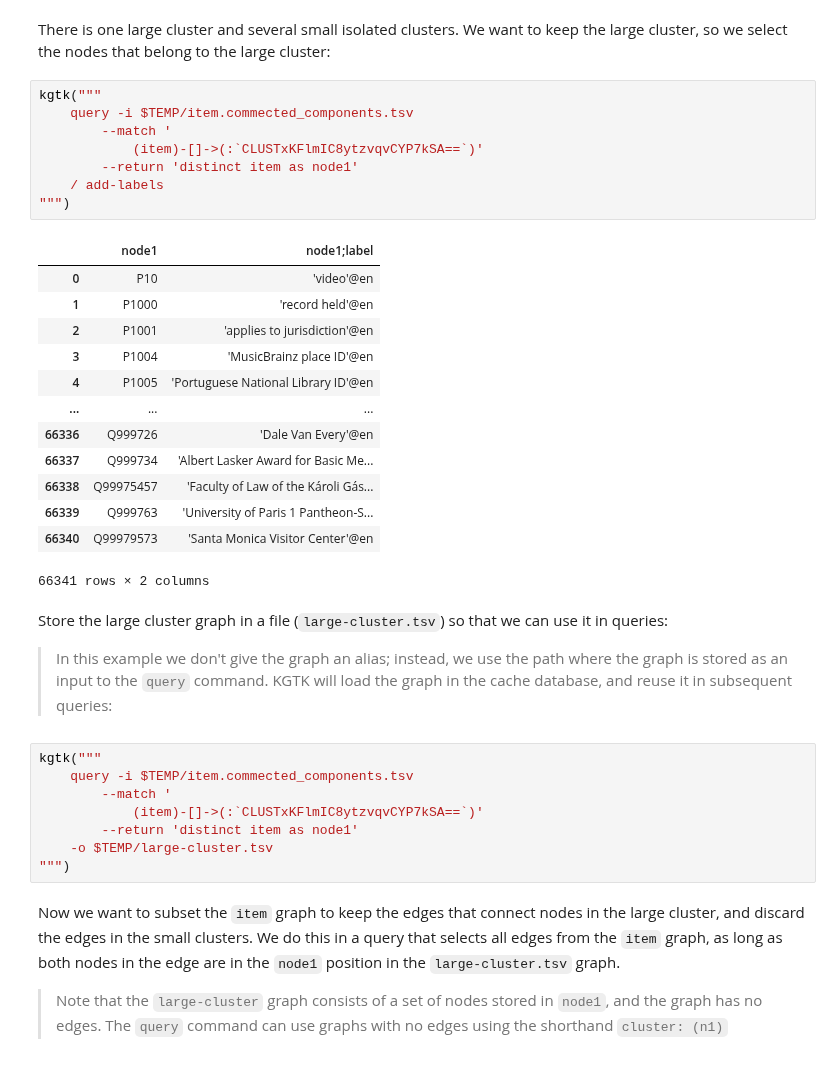
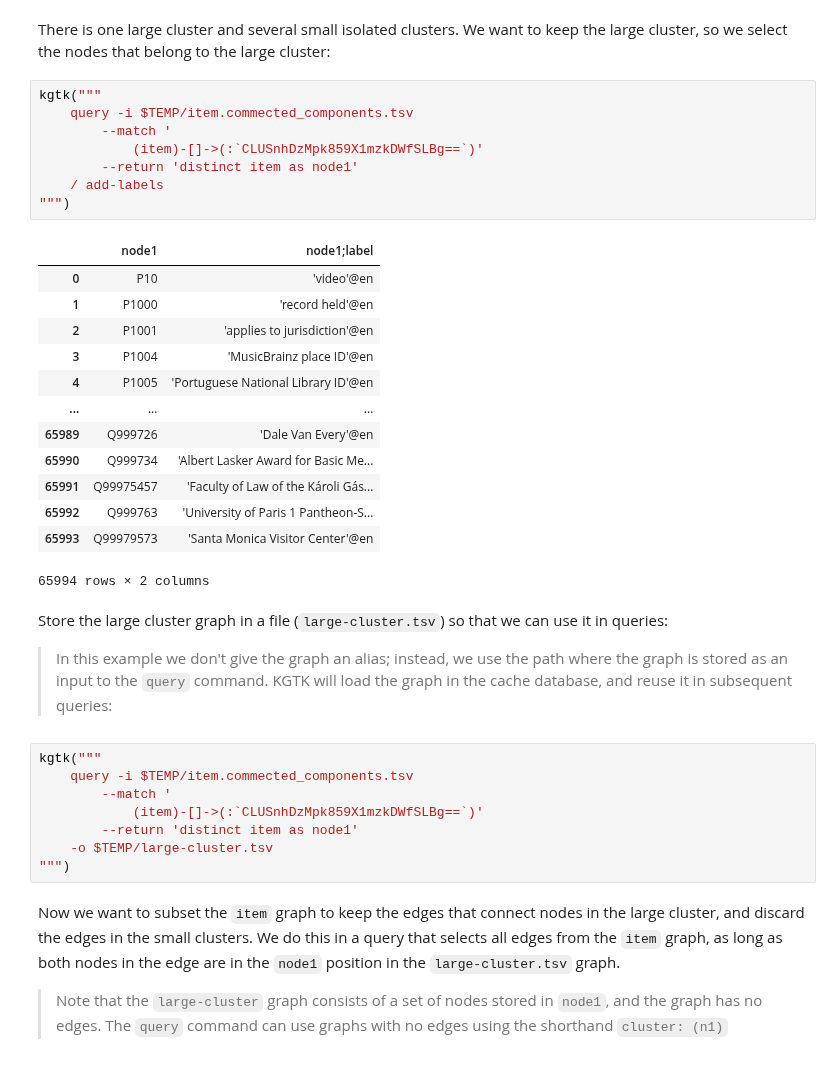
Before and after one commit to usc-isi-i2/kgtk-notebooks, a Jupyter notebook: tutorial/06-kg-network-analysis.ipynb, the cells around one changed output. Cells and saved outputs as stored; diff of their text form.

```diff
--- a/tutorial/06-kg-network-analysis.ipynb
+++ b/tutorial/06-kg-network-analysis.ipynb
@@ -482,25 +436,25 @@ There is one large cluster and several small isolated clusters. We want to keep
 # %%
 kgtk("""
     query -i $TEMP/item.commected_components.tsv
         --match '
-            (item)-[]->(:`CLUSTxKFlmIC8ytzvqvCYP7kSA==`)'
+            (item)-[]->(:`CLUSnhDzMpk859X1mzkDWfSLBg==`)'
         --return 'distinct item as node1'
     / add-labels
 """)
 # %% [output]
 |  | node1 | node1;label |
 | 0 | P10 | 'video'@en |
 | 1 | P1000 | 'record held'@en |
 | 2 | P1001 | 'applies to jurisdiction'@en |
 | 3 | P1004 | 'MusicBrainz place ID'@en |
 | 4 | P1005 | 'Portuguese National Library ID'@en |
 | ... | ... | ... |
-| 66336 | Q999726 | 'Dale Van Every'@en |
-| 66337 | Q999734 | 'Albert Lasker Award for Basic Me... |
-| 66338 | Q99975457 | 'Faculty of Law of the Károli Gás... |
-| 66339 | Q999763 | 'University of Paris 1 Pantheon-S... |
-| 66340 | Q99979573 | 'Santa Monica Visitor Center'@en |
+| 65989 | Q999726 | 'Dale Van Every'@en |
+| 65990 | Q999734 | 'Albert Lasker Award for Basic Me... |
+| 65991 | Q99975457 | 'Faculty of Law of the Károli Gás... |
+| 65992 | Q999763 | 'University of Paris 1 Pantheon-S... |
+| 65993 | Q99979573 | 'Santa Monica Visitor Center'@en |
-66341 rows × 2 columns
+65994 rows × 2 columns
 # %% [markdown]
 Store the large cluster graph in a file (`large-cluster.tsv`) so that we can use it in queries:
 > In this example we don't give the graph an alias; instead, we use the path where the graph is stored as an input to the `query` command. KGTK will load the graph in the cache database, and reuse it in subsequent queries:
@@ -508,7 +462,7 @@ Store the large cluster graph in a file (`large-cluster.tsv`) so that we can use
 kgtk("""
     query -i $TEMP/item.commected_components.tsv
         --match '
-            (item)-[]->(:`CLUSTxKFlmIC8ytzvqvCYP7kSA==`)'
+            (item)-[]->(:`CLUSnhDzMpk859X1mzkDWfSLBg==`)'
         --return 'distinct item as node1'
     -o $TEMP/large-cluster.tsv
 """)
```
Also changed, not shown: parts of 19 cells of this notebook.
